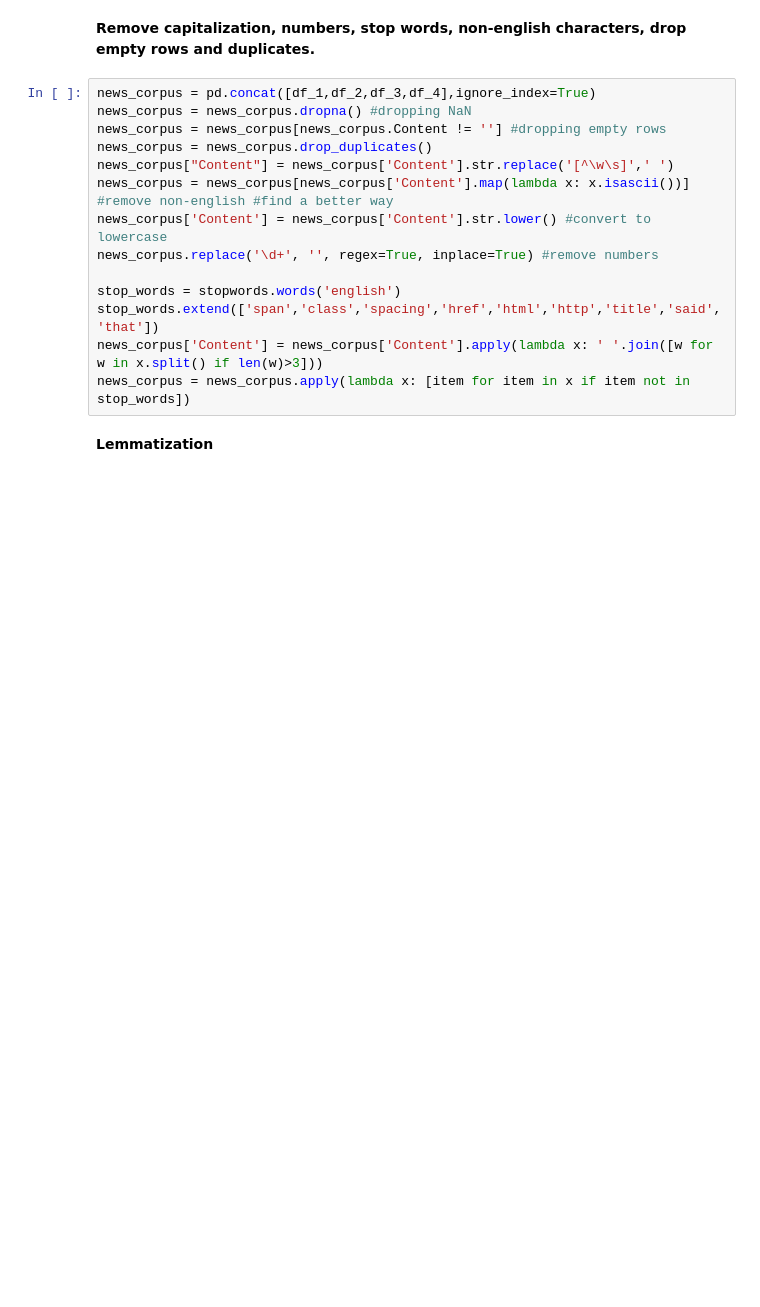
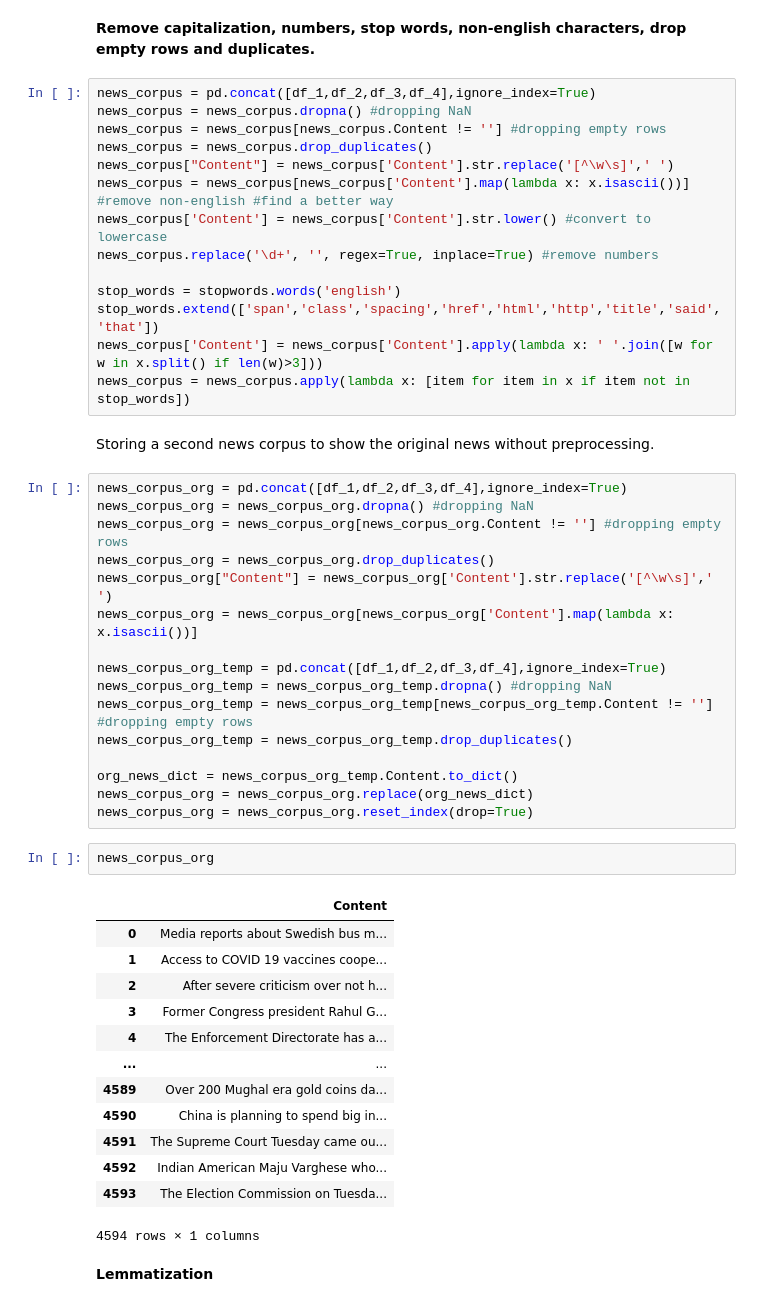
Before and after one commit to sarvesh237/News-Recom, a Jupyter notebook: NewsRecommenderAssignment.ipynb, the cells around one changed output. Saved outputs shown, nothing was run; the diff lists cells and outputs as text; blank space fills up the shorter version.

```diff
--- a/NewsRecommenderAssignment.ipynb
+++ b/NewsRecommenderAssignment.ipynb
@@ -66,6 +66,40 @@ stop_words = stopwords.words('english')
 stop_words.extend(['span','class','spacing','href','html','http','title','said','that'])
 news_corpus['Content'] = news_corpus['Content'].apply(lambda x: ' '.join([w for w in x.split() if len(w)>3]))
 news_corpus = news_corpus.apply(lambda x: [item for item in x if item not in stop_words])
+# %% [markdown]
+Storing a second news corpus to show the original news without preprocessing.
+# %%
+news_corpus_org = pd.concat([df_1,df_2,df_3,df_4],ignore_index=True)
+news_corpus_org = news_corpus_org.dropna() #dropping NaN
+news_corpus_org = news_corpus_org[news_corpus_org.Content != ''] #dropping empty rows
+news_corpus_org = news_corpus_org.drop_duplicates()
+news_corpus_org["Content"] = news_corpus_org['Content'].str.replace('[^\w\s]',' ')
+news_corpus_org = news_corpus_org[news_corpus_org['Content'].map(lambda x: x.isascii())]
+
+news_corpus_org_temp = pd.concat([df_1,df_2,df_3,df_4],ignore_index=True)
+news_corpus_org_temp = news_corpus_org_temp.dropna() #dropping NaN
+news_corpus_org_temp = news_corpus_org_temp[news_corpus_org_temp.Content != ''] #dropping empty rows
+news_corpus_org_temp = news_corpus_org_temp.drop_duplicates()
+
+org_news_dict = news_corpus_org_temp.Content.to_dict()
+news_corpus_org = news_corpus_org.replace(org_news_dict)
+news_corpus_org = news_corpus_org.reset_index(drop=True)
+# %%
+news_corpus_org
+# %% [output]
+|  | Content |
+| 0 | Media reports about Swedish bus m... |
+| 1 | Access to COVID 19 vaccines coope... |
+| 2 | After severe criticism over not h... |
+| 3 | Former Congress president Rahul G... |
+| 4 | The Enforcement Directorate has a... |
+| ... | ... |
+| 4589 | Over 200 Mughal era gold coins da... |
+| 4590 | China is planning to spend big in... |
+| 4591 | The Supreme Court Tuesday came ou... |
+| 4592 | Indian American Maju Varghese who... |
+| 4593 | The Election Commission on Tuesda... |
+4594 rows × 1 columns
 # %% [markdown]
 **Lemmatization**
 # %%
```
Also changed, not shown: parts of 12 cells of this notebook.
